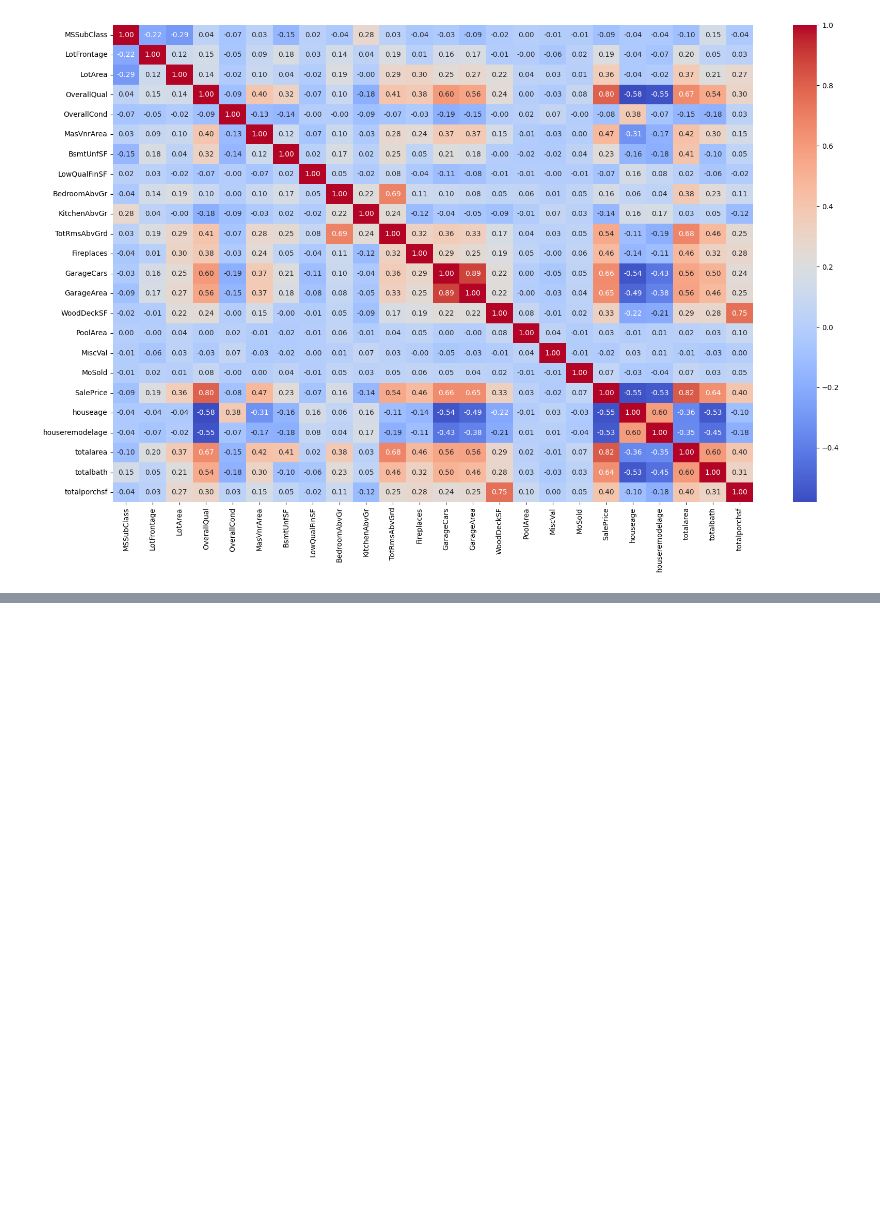
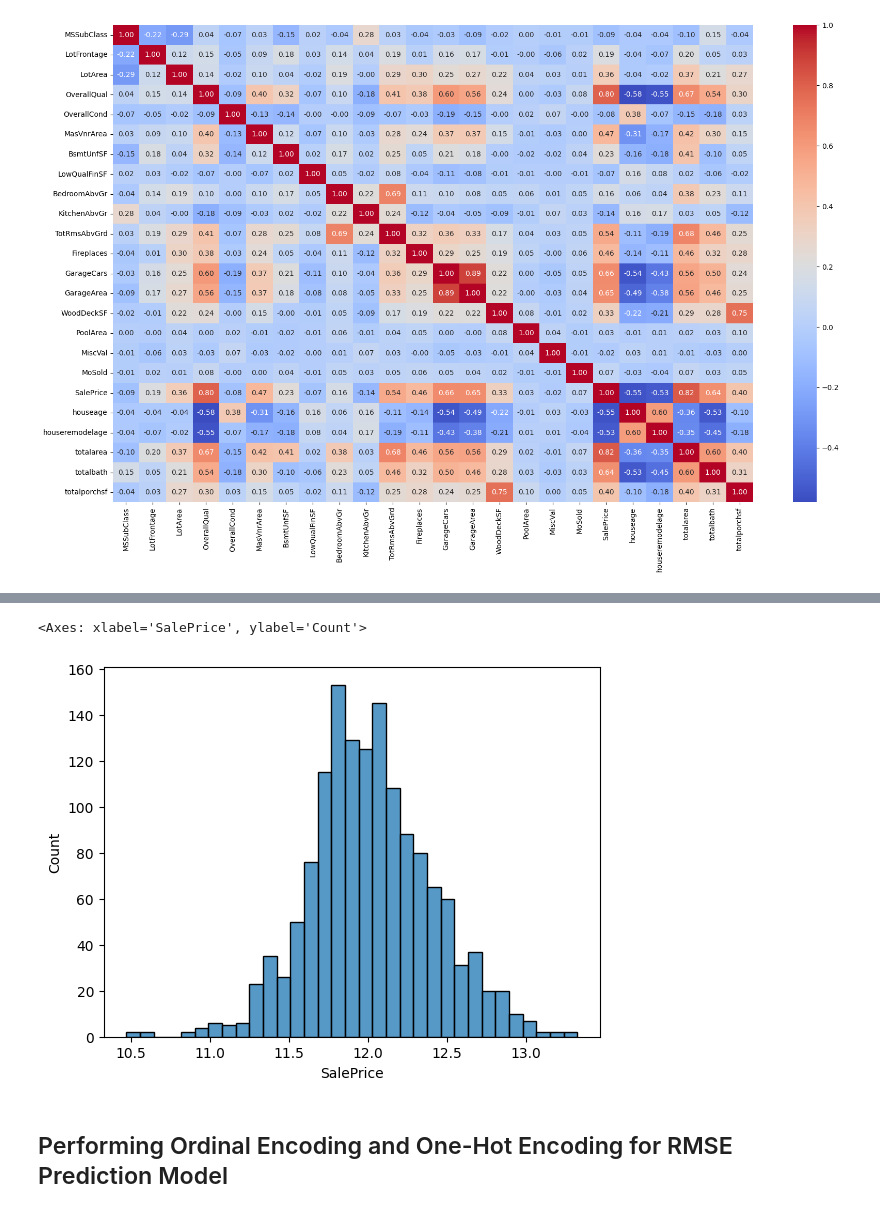
Before and after one commit to Vondent/house-prices-prediction, a Jupyter notebook: house_train.ipynb, the cells around one changed output, grey strips where cells are left out. Drawn from its saved outputs; the diff is of its cells as text; code cells hidden in the pictures; blank space fills up the shorter version.

```diff
--- a/house_train.ipynb
+++ b/house_train.ipynb
@@ -924,0 +939,12 @@ We can drop `GarageArea` or `GarageCars` Since they are both highly correlated
+# %%
+train_dat['SalePrice'] = np.log1p(train_dat['SalePrice'])
+# %%
+sns.histplot(
+    train_dat,
+    x = train_dat['SalePrice']
+)
+# %% [output]
+<Axes: xlabel='SalePrice', ylabel='Count'>
+[figure, added]
+# %% [markdown]
+## Performing Ordinal Encoding and One-Hot Encoding for RMSE Prediction Model
```
Also changed, not shown: parts of 76 cells of this notebook.
